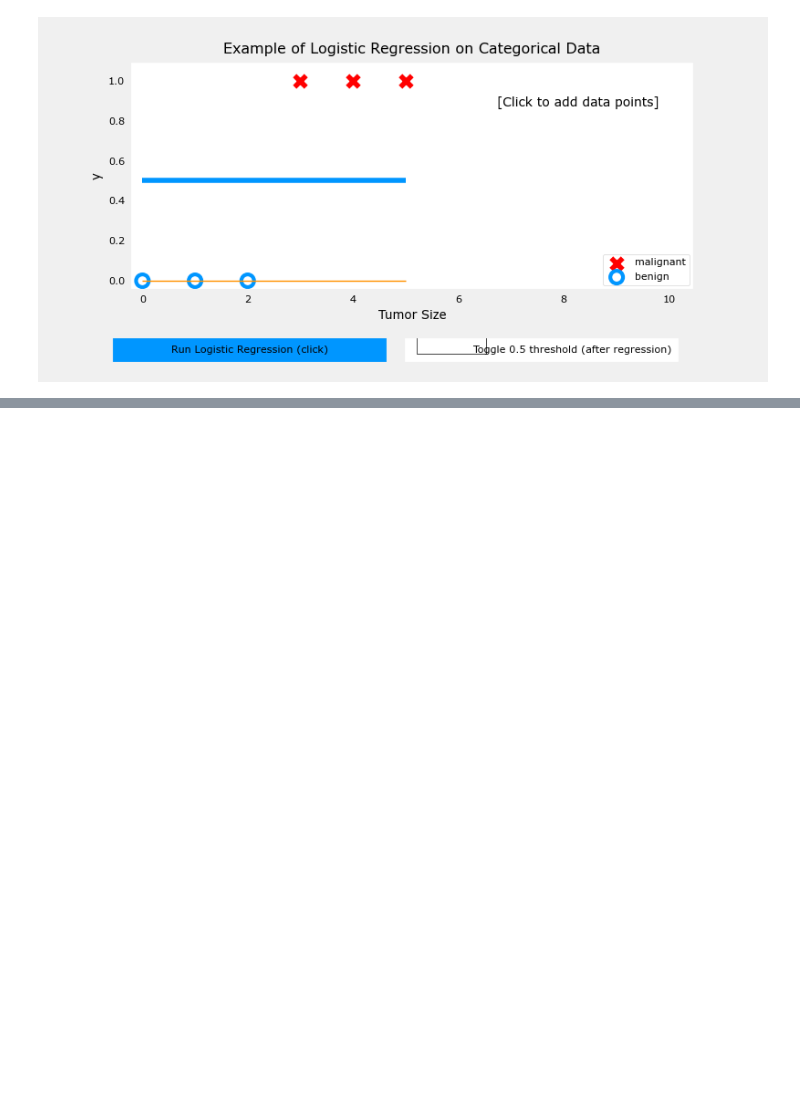
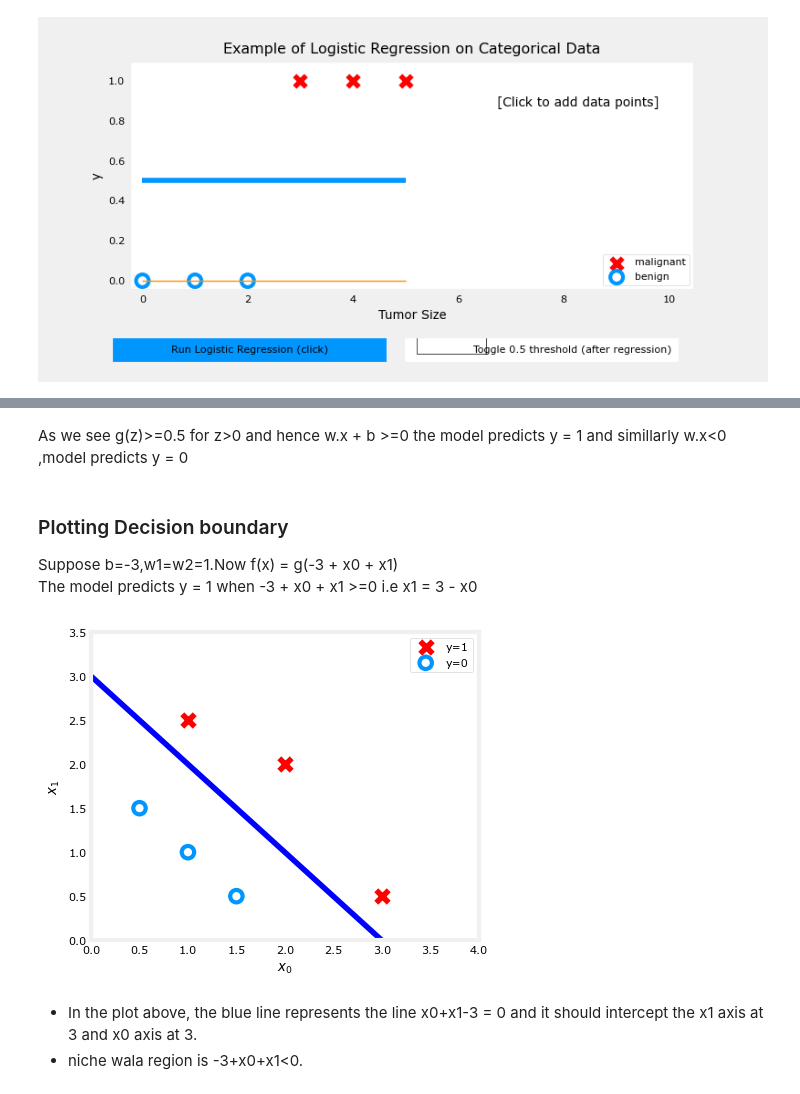
Before and after one commit to PrishaAggarwal/AI-ML, a Jupyter notebook: Machine_Learning/Week_3_Course_1/ML_5.ipynb, the cells around one changed output, grey strips where cells are left out. Cells and saved outputs as stored; diff of their text form; code cells hidden in the pictures; blank space fills up the shorter version.

```diff
--- a/Machine_Learning/Week_3_Course_1/ML_5.ipynb
+++ b/Machine_Learning/Week_3_Course_1/ML_5.ipynb
@@ -218,0 +261,26 @@ COMPLEX EXAMPLES WHERE DECISION BOUNDARY IS NO LONGER STRAIGHT LINE
+# %% [markdown]
+As we see g(z)>=0.5 for z>0 and hence w.x + b >=0 the model predicts y = 1 and simillarly w.x<0 ,model predicts y = 0
+# %% [markdown]
+### Plotting Decision boundary
+
+Suppose b=-3,w1=w2=1.Now f(x) = g(-3 + x0 + x1) <br>
+The model predicts y = 1 when -3 + x0 + x1 >=0 i.e x1 = 3 - x0
+# %%
+#choose values between 0 and 6
+#no reason to choose values between 0 to 6 and just to get a clean plot
+x0 = np.arange(0,6)
+
+x1 = 3 - x0
+fig,ax = plt.subplots(1,1,figsize=(5,4))
+ax.plot(x0,x1,c='b') #decision boundary
+ax.axis([0,4,0,3.5])
+
+# Plot the original data
+plot_data(X,y,ax)
+ax.set_ylabel(r'$x_1$')
+ax.set_xlabel(r'$x_0$')
+# %% [output]
+[figure, added]
+# %% [markdown]
+- In the plot above, the blue line represents the line x0+x1-3 = 0 and it should intercept the x1 axis at 3 and x0 axis at 3.
+- niche wala region is -3+x0+x1<0.
```
Also changed, not shown: parts of 17 cells of this notebook, 4 other files.
